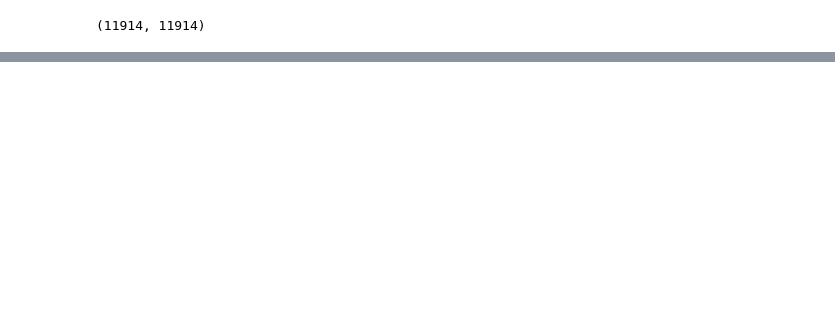
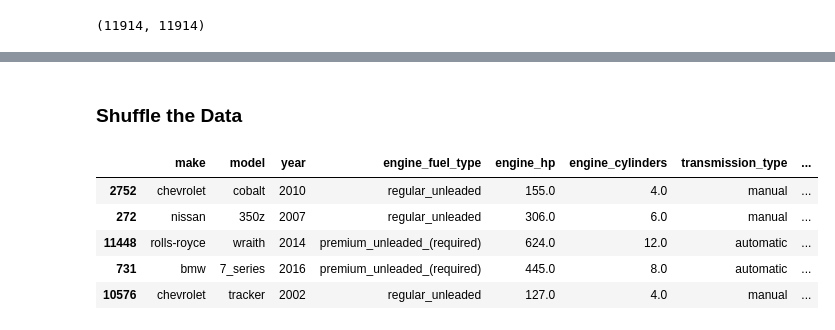
Before and after one commit to MuhammadAwon/ml-engineering, a Jupyter notebook: 02-regression/car-price-prediction.ipynb, the cells around one changed output, grey strips where cells are left out. Drawn from its saved outputs; the diff is of its cells as text; code cells hidden in the pictures; blank space fills up the shorter version.

```diff
--- a/02-regression/car-price-prediction.ipynb
+++ b/02-regression/car-price-prediction.ipynb
@@ -208,0 +222,2 @@ n, n_val + n_test + n_train
+# %% [markdown]
+### Shuffle the Data
@@ -208,0 +236,10 @@ n, n_val + n_test + n_train
+# %%
+# View results (notice the index is shuffled)
+df_train.head()
+# %% [output]
+|  | make | model | year | engine_fuel_type | engine_hp | engine_cylinders | transmission_type | ... |
+| 2752 | chevrolet | cobalt | 2010 | regular_unleaded | 155.0 | 4.0 | manual | ... |
+| 272 | nissan | 350z | 2007 | regular_unleaded | 306.0 | 6.0 | manual | ... |
+| 11448 | rolls-royce | wraith | 2014 | premium_unleaded_(required) | 624.0 | 12.0 | automatic | ... |
+| 731 | bmw | 7_series | 2016 | premium_unleaded_(required) | 445.0 | 8.0 | automatic | ... |
+| 10576 | chevrolet | tracker | 2002 | regular_unleaded | 127.0 | 4.0 | manual | ... |
```
Also changed, not shown: parts of 32 cells of this notebook.
